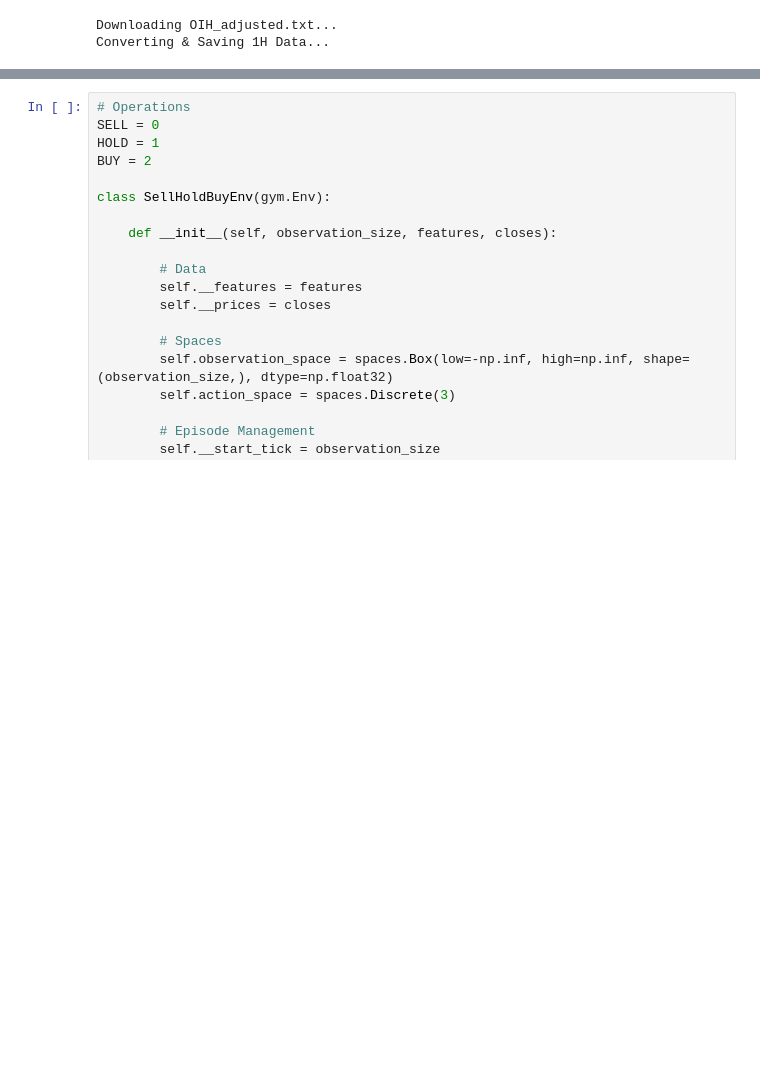
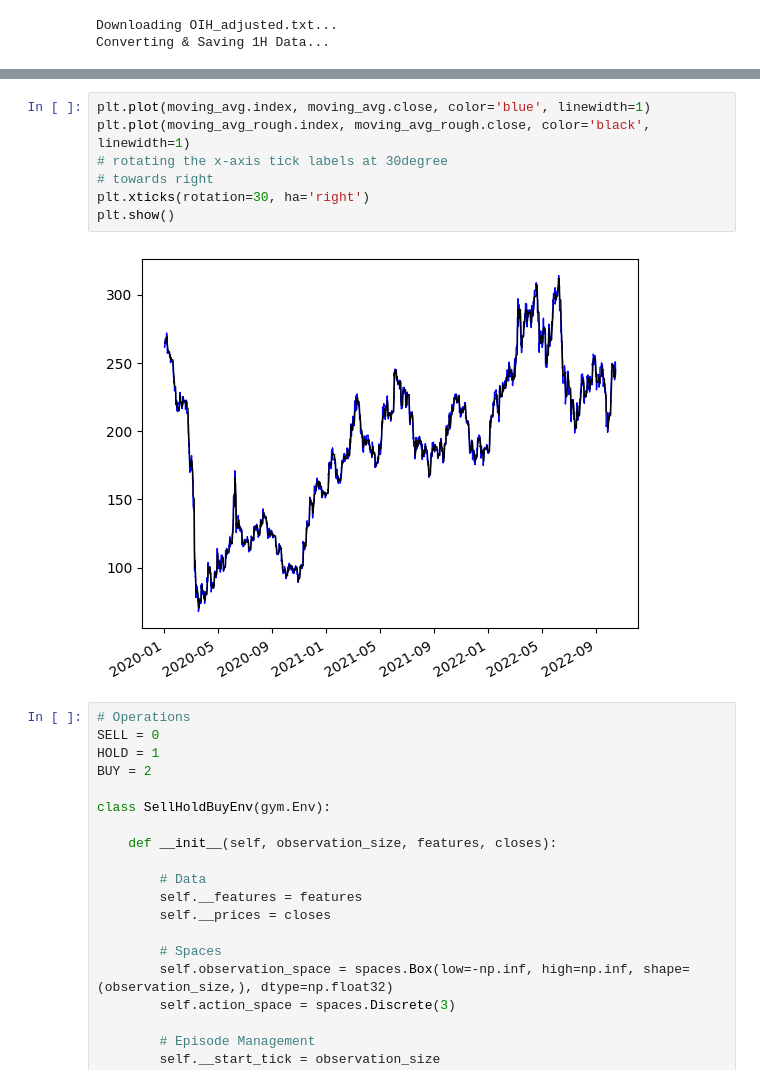
Before and after one commit to G-Chist/medium, a Jupyter notebook: 06.GASellHoldBuy/colab/GASellHoldBuy.ipynb, the cells around one changed output, grey strips where cells are left out. Drawn from its saved outputs; the diff is of its cells as text; blank space fills up the shorter version.

```diff
--- a/06.GASellHoldBuy/colab/GASellHoldBuy.ipynb
+++ b/06.GASellHoldBuy/colab/GASellHoldBuy.ipynb
@@ -68,3 +131,12 @@ Converting & Saving 1H Data...
+# %%
+plt.plot(moving_avg.index, moving_avg.close, color='blue', linewidth=1)
+plt.plot(moving_avg_rough.index, moving_avg_rough.close, color='black', linewidth=1)
+# rotating the x-axis tick labels at 30degree
+# towards right
+plt.xticks(rotation=30, ha='right')
+plt.show()
+# %% [output]
+[figure, added]
 # %%
 # Operations
 SELL = 0
```
Also changed, not shown: parts of 9 cells of this notebook.
